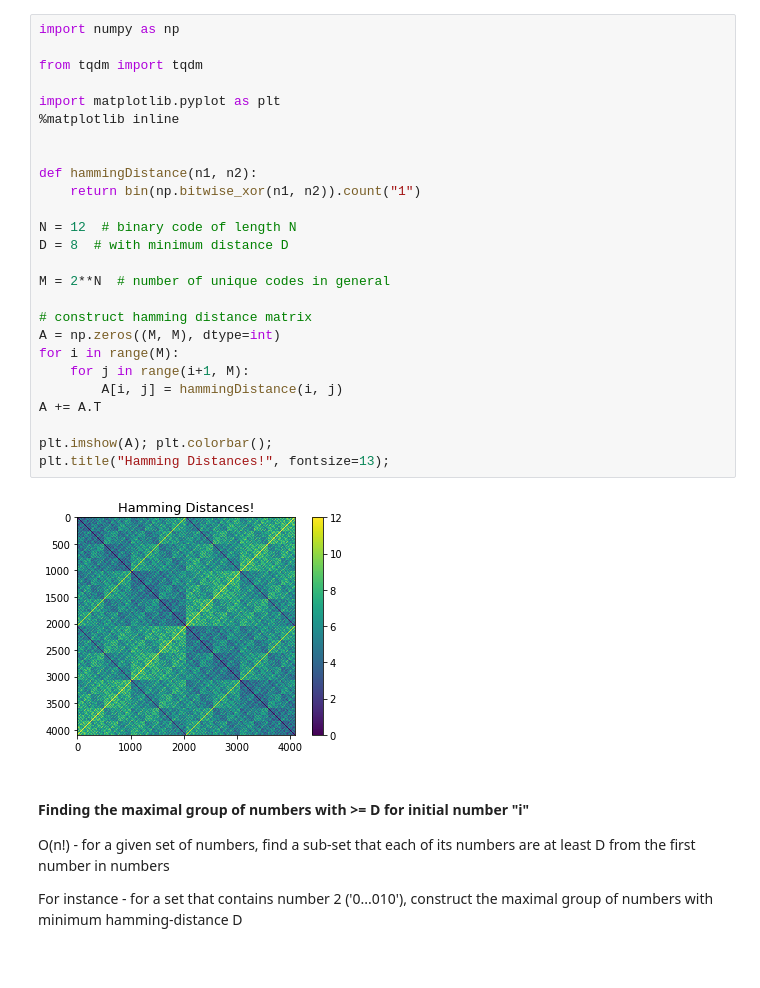
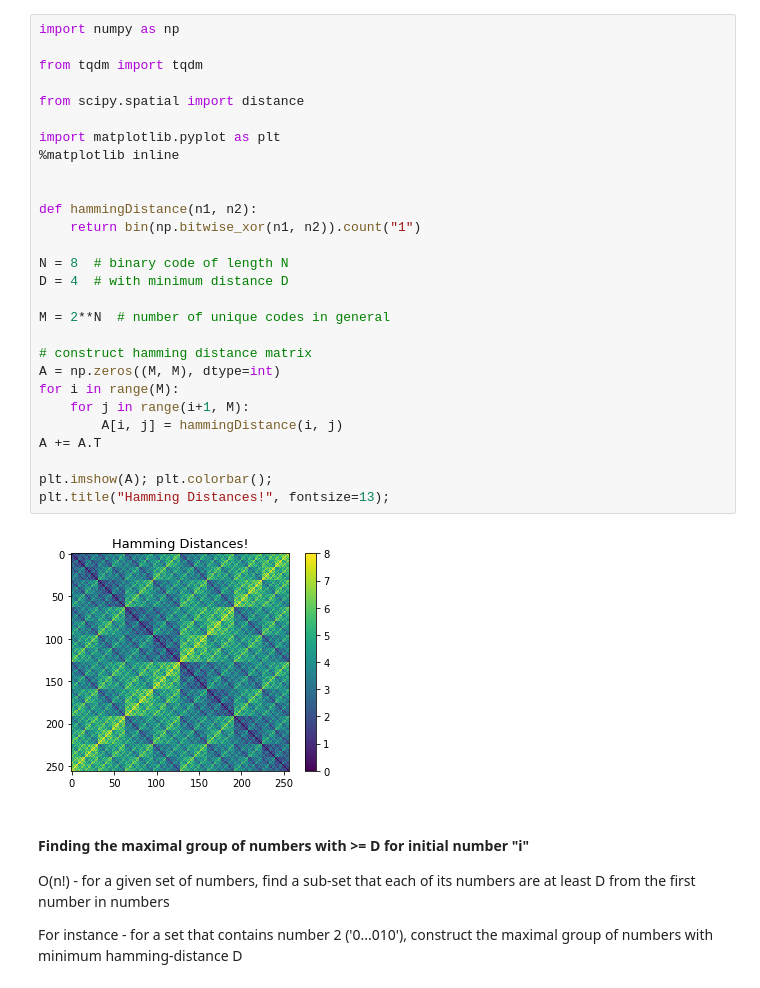
Before and after one commit to Golbstein/binary-code-generator, a Jupyter notebook: maximum_hamming_distance_codes_generator.ipynb, the cells around one changed output. Saved outputs shown, nothing was run; the diff lists cells and outputs as text.

```diff
--- a/maximum_hamming_distance_codes_generator.ipynb
+++ b/maximum_hamming_distance_codes_generator.ipynb
@@ -1,31 +1,33 @@
 # %%
 import numpy as np
 
 from tqdm import tqdm
+
+from scipy.spatial import distance
 
 import matplotlib.pyplot as plt
 %matplotlib inline
 
 
 def hammingDistance(n1, n2):
     return bin(np.bitwise_xor(n1, n2)).count("1")
 
-N = 12  # binary code of length N
-D = 8  # with minimum distance D
+N = 8  # binary code of length N
+D = 4  # with minimum distance D
 
 M = 2**N  # number of unique codes in general
 
 # construct hamming distance matrix
 A = np.zeros((M, M), dtype=int)
 for i in range(M):
     for j in range(i+1, M):
         A[i, j] = hammingDistance(i, j)
 A += A.T
 
 plt.imshow(A); plt.colorbar();
 plt.title("Hamming Distances!", fontsize=13);
 # %% [output]
-[figure, old version]
+[figure, new version]
 # %% [markdown]
 #### Finding the maximal group of numbers with >= D for initial number "i"
 
```
Also changed, not shown: parts of 7 cells of this notebook.
